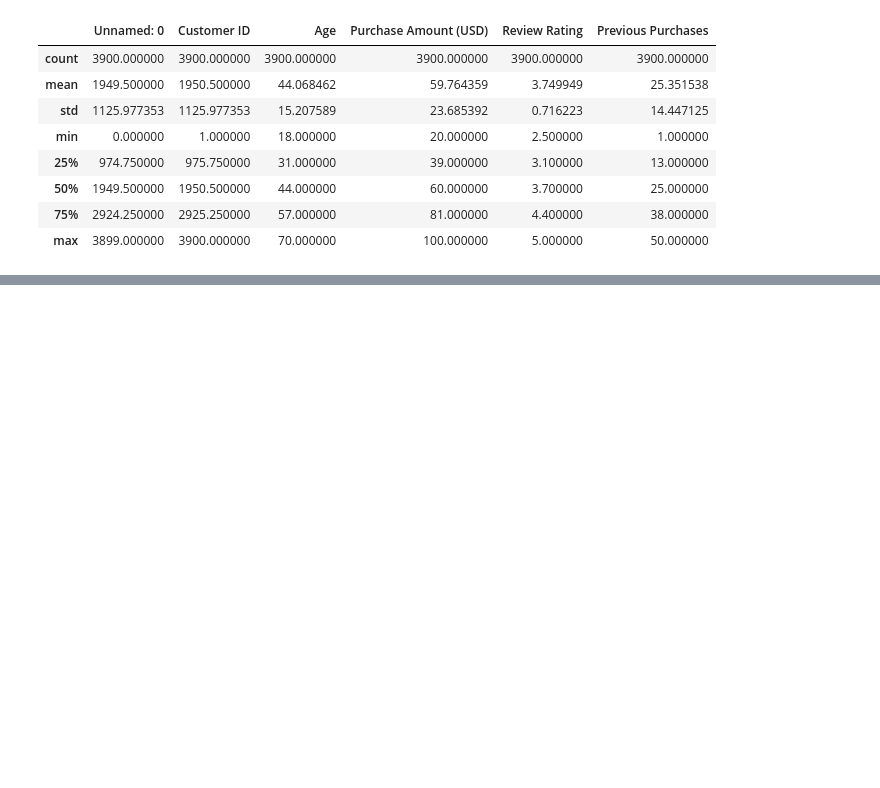
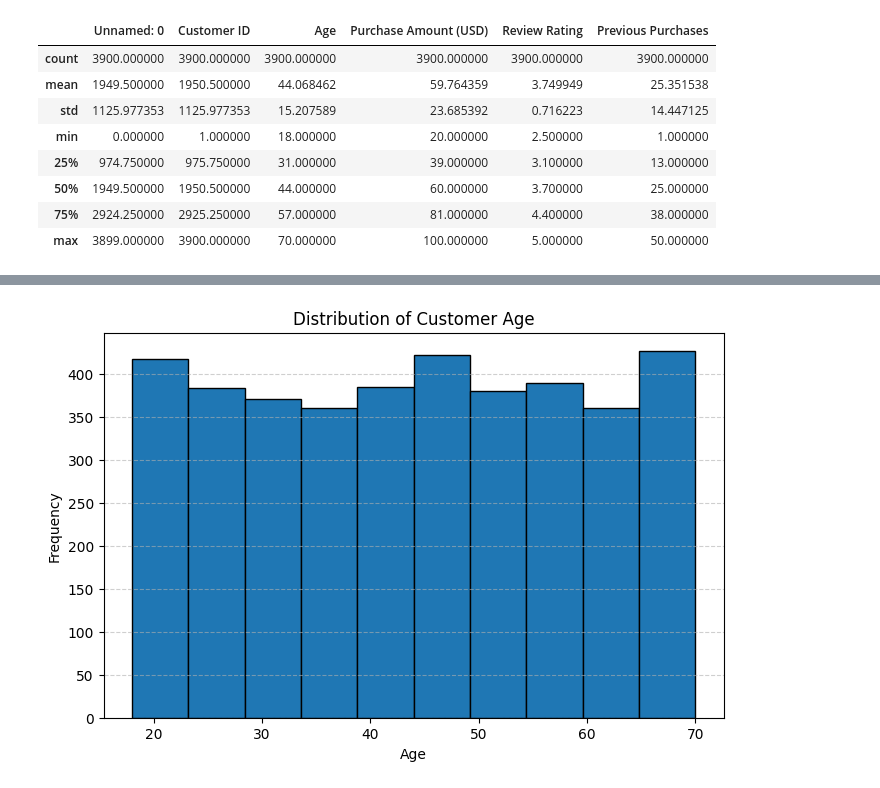
Before and after one commit to ConradNats/shopping-trends-analysis-python-jupternotebook, a Jupyter notebook: notebooks/Customer_analysis_EDA.ipynb, the cells around one changed output, grey strips where cells are left out. Drawn from its saved outputs; the diff is of its cells as text; code cells hidden in the pictures; blank space fills up the shorter version.

Commit message:
Adding visualizations for getting insights

```diff
--- a/notebooks/Customer_analysis_EDA.ipynb
+++ b/notebooks/Customer_analysis_EDA.ipynb
@@ -33,0 +77,11 @@ df.describe()
+# %%
+#Distribution of Age (Histogram)
+plt.figure(figsize=(8,5))
+plt.hist(df['Age'],bins=10,edgecolor='black')
+plt.title('Distribution of Customer Age')
+plt.xlabel('Age')
+plt.ylabel('Frequency')
+plt.grid(axis='y', linestyle='--', alpha=0.6)
+plt.show()
+# %% [output]
+[figure, added]
```
Also changed, not shown: parts of 6 cells of this notebook.
